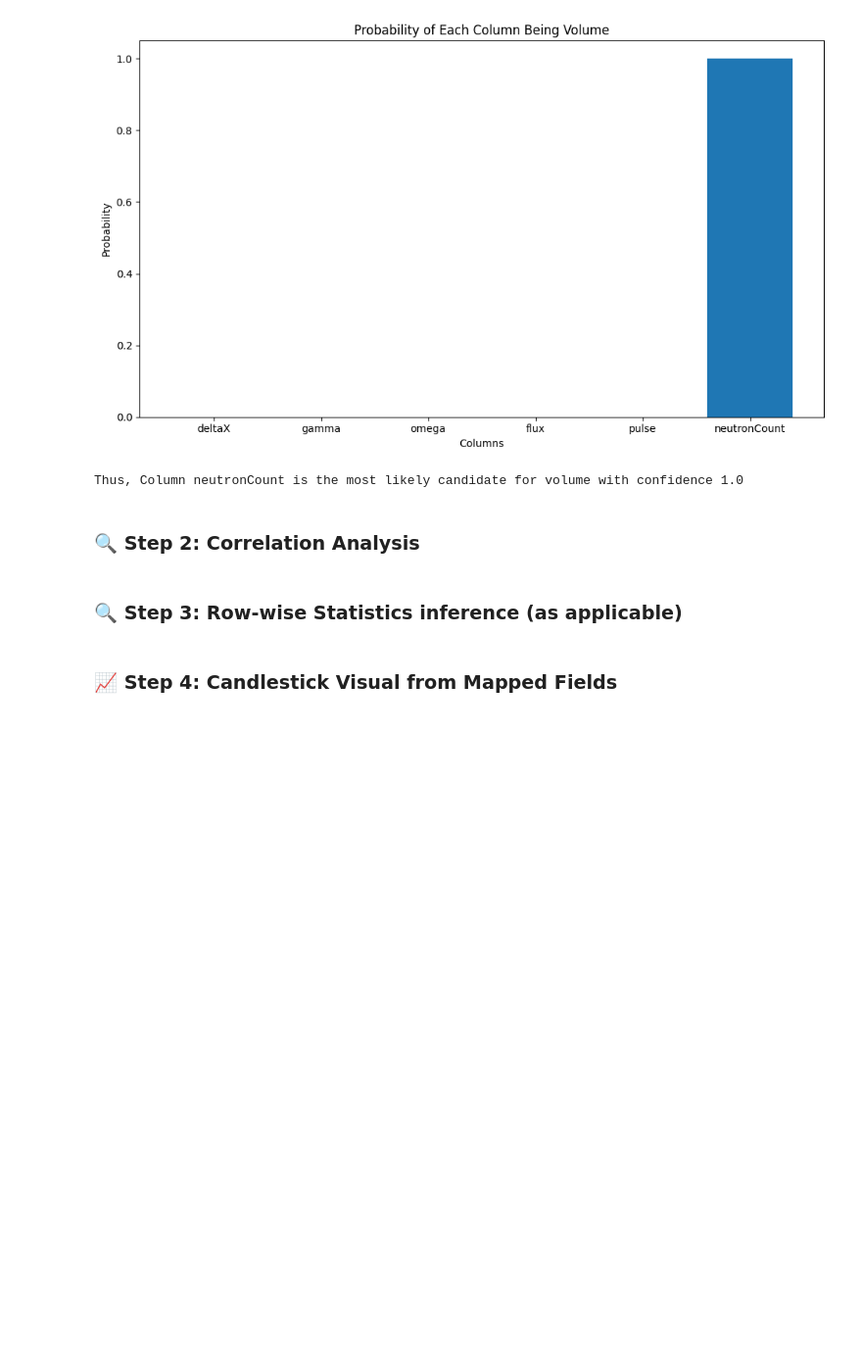
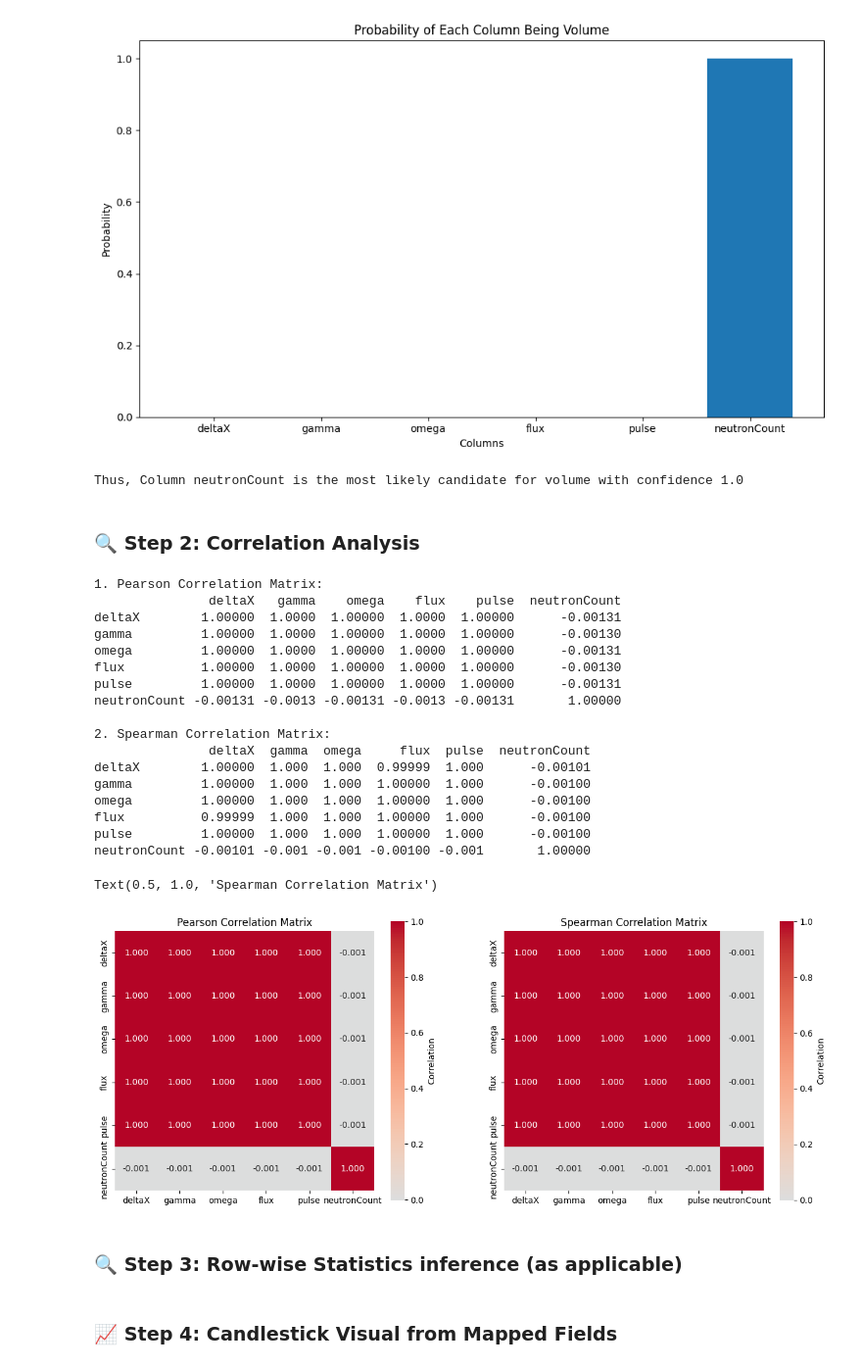
Before and after one commit to RonitJ7/apt-assignment, a Jupyter notebook: assessment_01/04_sample_analysis.ipynb, the cells around one changed output. Shown at 98% size. Drawn from its saved outputs; the diff is of its cells as text; code cells hidden in the pictures; blank space fills up the shorter version.

Commit message:
added corr matrices

```diff
--- a/assessment_01/04_sample_analysis.ipynb
+++ b/assessment_01/04_sample_analysis.ipynb
@@ -63,6 +63,45 @@ Thus, Column neutronCount is the most likely candidate for volume with confidenc
 ### 🔍 Step 2: Correlation Analysis
 # %%
 # Add your logic for the correlation here and display the matrix as required
+df.columns = df.columns.str.strip()
+
+print("\n1. Pearson Correlation Matrix:")
+pearson_corr = df.corr(method='pearson')
+print(pearson_corr.round(5))
+
+print("\n2. Spearman Correlation Matrix:")
+spearman_corr = df.corr(method='spearman')
+print(spearman_corr.round(5))
+
+plt.figure(figsize=(15, 13))
+
+plt.subplot(2, 2, 1)
+sns.heatmap(pearson_corr, annot=True, cmap='coolwarm', center=0, square=True, fmt='.3f', cbar_kws={'label': 'Correlation'})
+plt.title('Pearson Correlation Matrix')
+
+plt.subplot(2, 2, 2)
+sns.heatmap(spearman_corr, annot=True, cmap='coolwarm', center=0, square=True, fmt='.3f', cbar_kws={'label': 'Correlation'})
+plt.title('Spearman Correlation Matrix')
+# %% [output]
+1. Pearson Correlation Matrix:
+               deltaX   gamma    omega    flux    pulse  neutronCount
+deltaX        1.00000  1.0000  1.00000  1.0000  1.00000      -0.00131
+gamma         1.00000  1.0000  1.00000  1.0000  1.00000      -0.00130
+omega         1.00000  1.0000  1.00000  1.0000  1.00000      -0.00131
+flux          1.00000  1.0000  1.00000  1.0000  1.00000      -0.00130
+pulse         1.00000  1.0000  1.00000  1.0000  1.00000      -0.00131
+neutronCount -0.00131 -0.0013 -0.00131 -0.0013 -0.00131       1.00000
+
+2. Spearman Correlation Matrix:
+               deltaX  gamma  omega     flux  pulse  neutronCount
+deltaX        1.00000  1.000  1.000  0.99999  1.000      -0.00101
+gamma         1.00000  1.000  1.000  1.00000  1.000      -0.00100
+omega         1.00000  1.000  1.000  1.00000  1.000      -0.00100
+flux          0.99999  1.000  1.000  1.00000  1.000      -0.00100
+pulse         1.00000  1.000  1.000  1.00000  1.000      -0.00100
+neutronCount -0.00101 -0.001 -0.001 -0.00100 -0.001       1.00000
+Text(0.5, 1.0, 'Spearman Correlation Matrix')
+[figure, added]
 # %% [markdown]
 ### 🔍 Step 3: Row-wise Statistics inference (as applicable)
 # %% [markdown]
```
